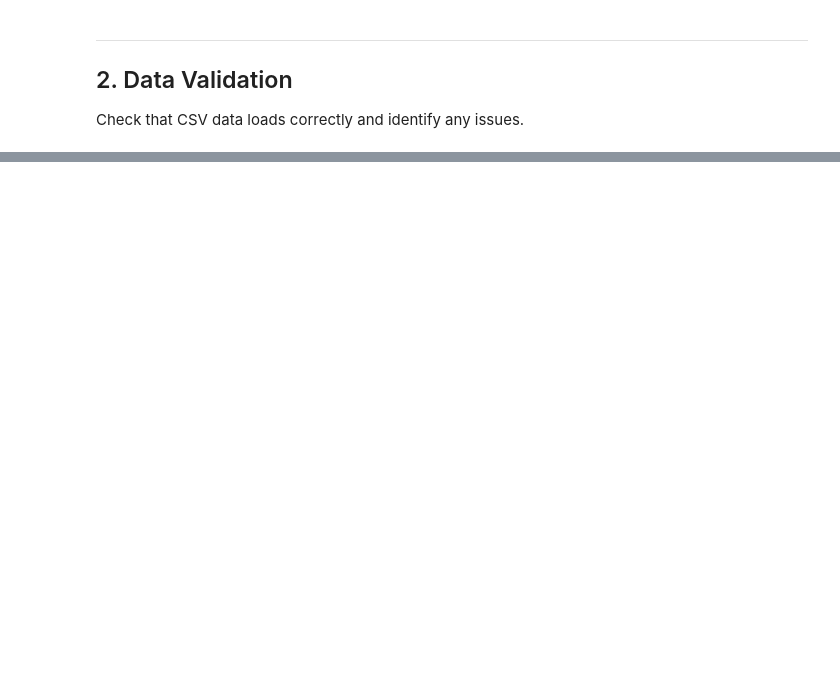
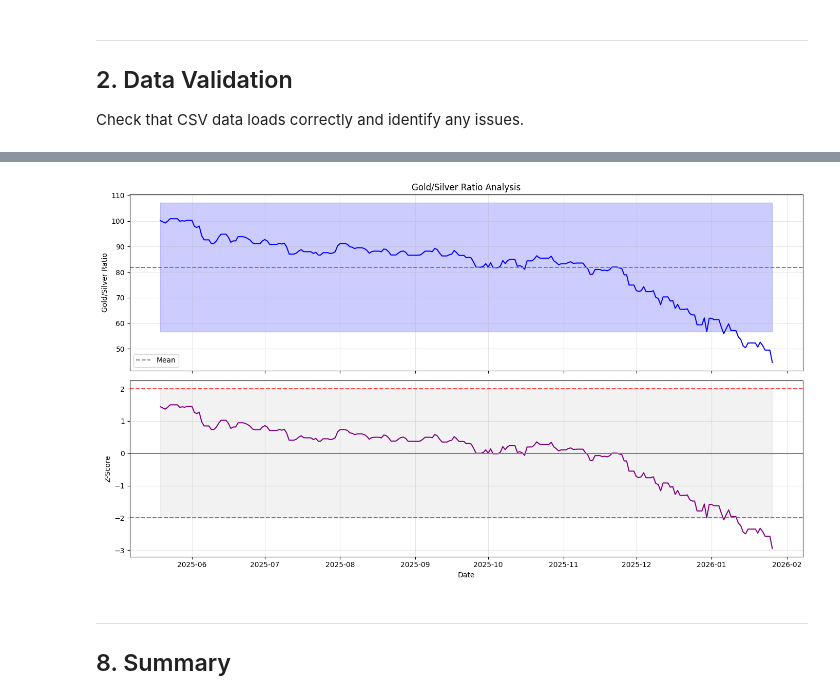
Before and after one commit to nopaniclol/Macro-Scanner, a Jupyter notebook: CSV_Test/commodscanner_csv.ipynb, the cells around one changed output, grey strips where cells are left out. Saved outputs shown, nothing was run; the diff lists cells and outputs as text; code cells hidden in the pictures; blank space fills up the shorter version.

```diff
--- a/CSV_Test/commodscanner_csv.ipynb
+++ b/CSV_Test/commodscanner_csv.ipynb
@@ -507,0 +681,39 @@ print("\n" + "=" * 80)
+# %%
+# Plot Gold/Silver ratio
+if ratio_results:
+    gs_ratio = next((r for r in ratio_results if r['name'] == 'Gold/Silver'), None)
+
+    if gs_ratio:
+        fig, (ax1, ax2) = plt.subplots(2, 1, figsize=(14, 8), sharex=True)
+
+        data = gs_ratio['data']
+
+        # Top: Ratio
+        ax1.plot(data['Date'], data['Ratio'], 'b-', linewidth=1.5)
+        ax1.axhline(y=gs_ratio['mean'], color='gray', linestyle='--', label='Mean')
+        ax1.fill_between(data['Date'], gs_ratio['mean'] - 2*data['Ratio'].std(),
+                        gs_ratio['mean'] + 2*data['Ratio'].std(), alpha=0.2, color='blue')
+        ax1.set_ylabel('Gold/Silver Ratio')
+        ax1.set_title('Gold/Silver Ratio Analysis')
+        ax1.legend()
+        ax1.grid(True, alpha=0.3)
+
+        # Bottom: Z-Score
+        ax2.plot(data['Date'], data['Zscore'], 'purple', linewidth=1.5)
+        ax2.axhline(y=0, color='gray', linestyle='-')
+        ax2.axhline(y=2, color='red', linestyle='--', alpha=0.7)
+        ax2.axhline(y=-2, color='green', linestyle='--', alpha=0.7)
+        ax2.fill_between(data['Date'], -2, 2, alpha=0.1, color='gray')
+        ax2.set_ylabel('Z-Score')
+        ax2.set_xlabel('Date')
+        ax2.grid(True, alpha=0.3)
+
+        plt.tight_layout()
+        plt.show()
+else:
+    print("No ratio data available")
+# %% [output]
+[figure, added]
+# %% [markdown]
+---
+## 8. Summary
```
Also changed, not shown: parts of 45 cells of this notebook, 6 other files.
